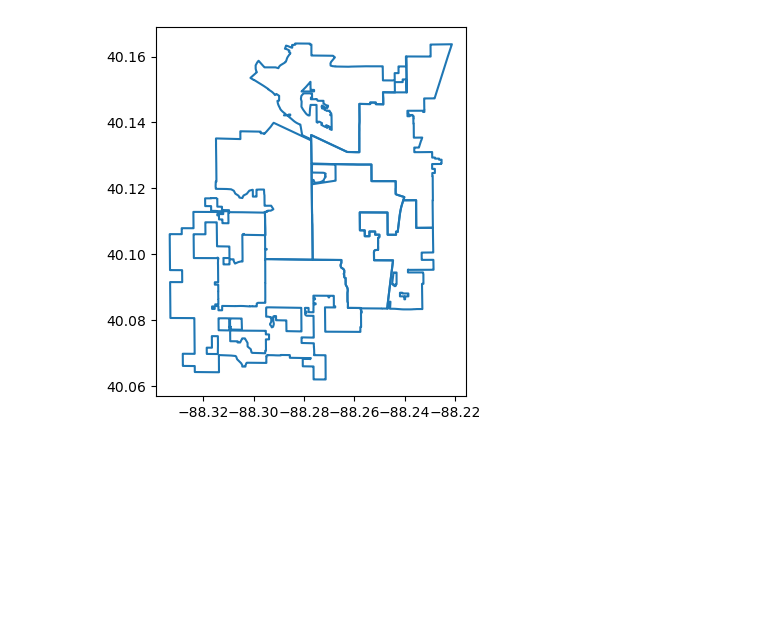
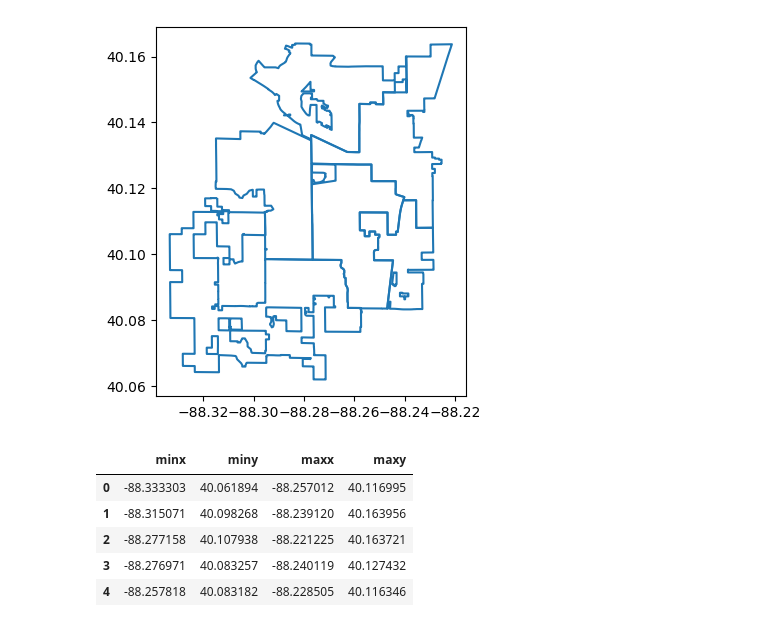
Before and after one commit to UIUC-iSchool-DataViz/is445_bcubcg_fall2022, a Jupyter notebook: _site/week07/inClass_week07.ipynb, the cells around one changed output. Drawn from its saved outputs; the diff is of its cells as text; code cells hidden in the pictures; blank space fills up the shorter version.

```diff
--- a/_site/week07/inClass_week07.ipynb
+++ b/_site/week07/inClass_week07.ipynb
@@ -133,3 +133,12 @@ councils.boundary.plot()
 # %% [output]
 <matplotlib.axes._subplots.AxesSubplot at 0x...>
 [figure]
+# %%
+councils.bounds
+# %% [output]
+|  | minx | miny | maxx | maxy |
+| 0 | -88.333303 | 40.061894 | -88.257012 | 40.116995 |
+| 1 | -88.315071 | 40.098268 | -88.239120 | 40.163956 |
+| 2 | -88.277158 | 40.107938 | -88.221225 | 40.163721 |
+| 3 | -88.276971 | 40.083257 | -88.240119 | 40.127432 |
+| 4 | -88.257818 | 40.083182 | -88.228505 | 40.116346 |
```
Also changed, not shown: parts of 2 cells of this notebook.
